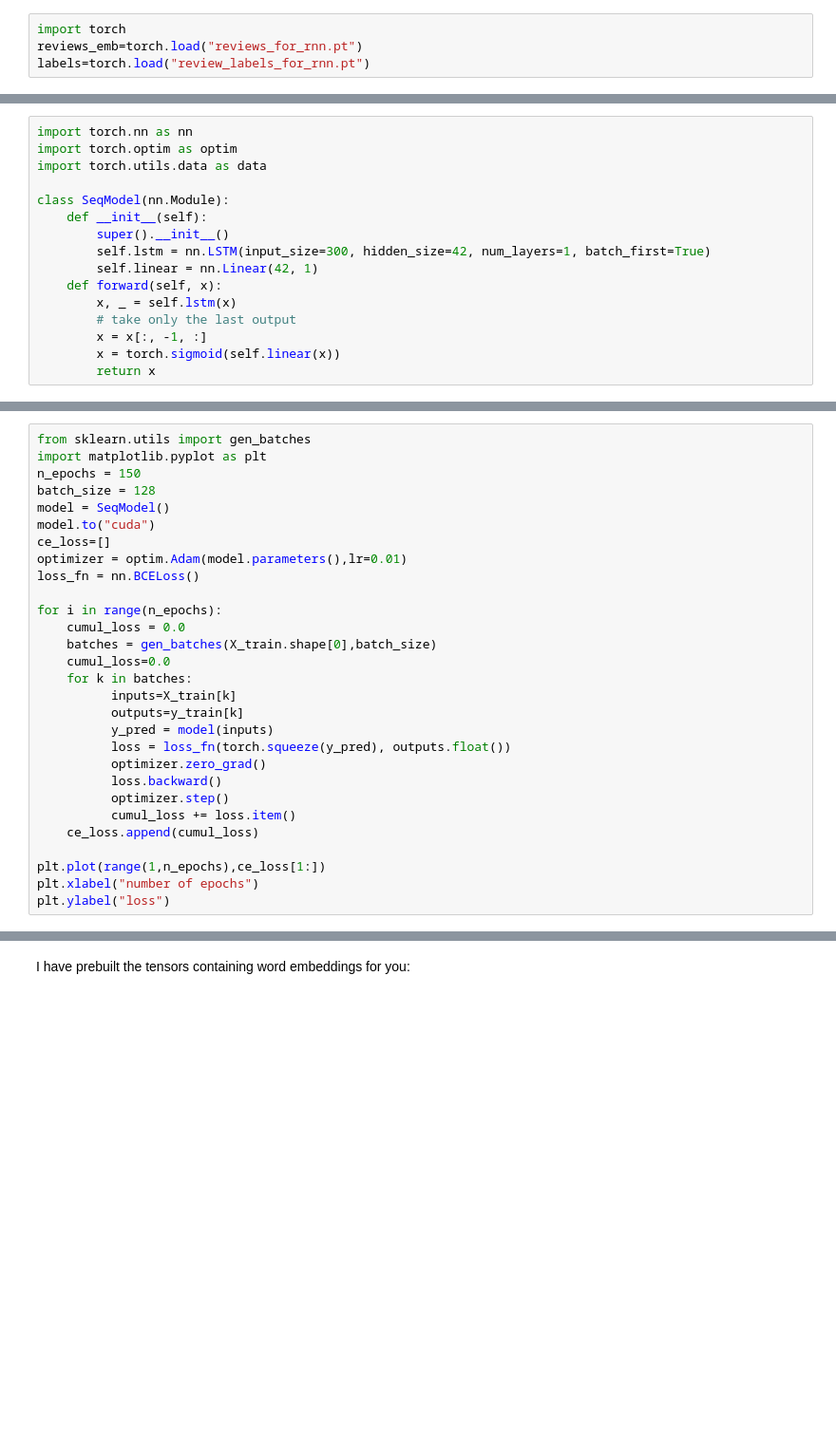
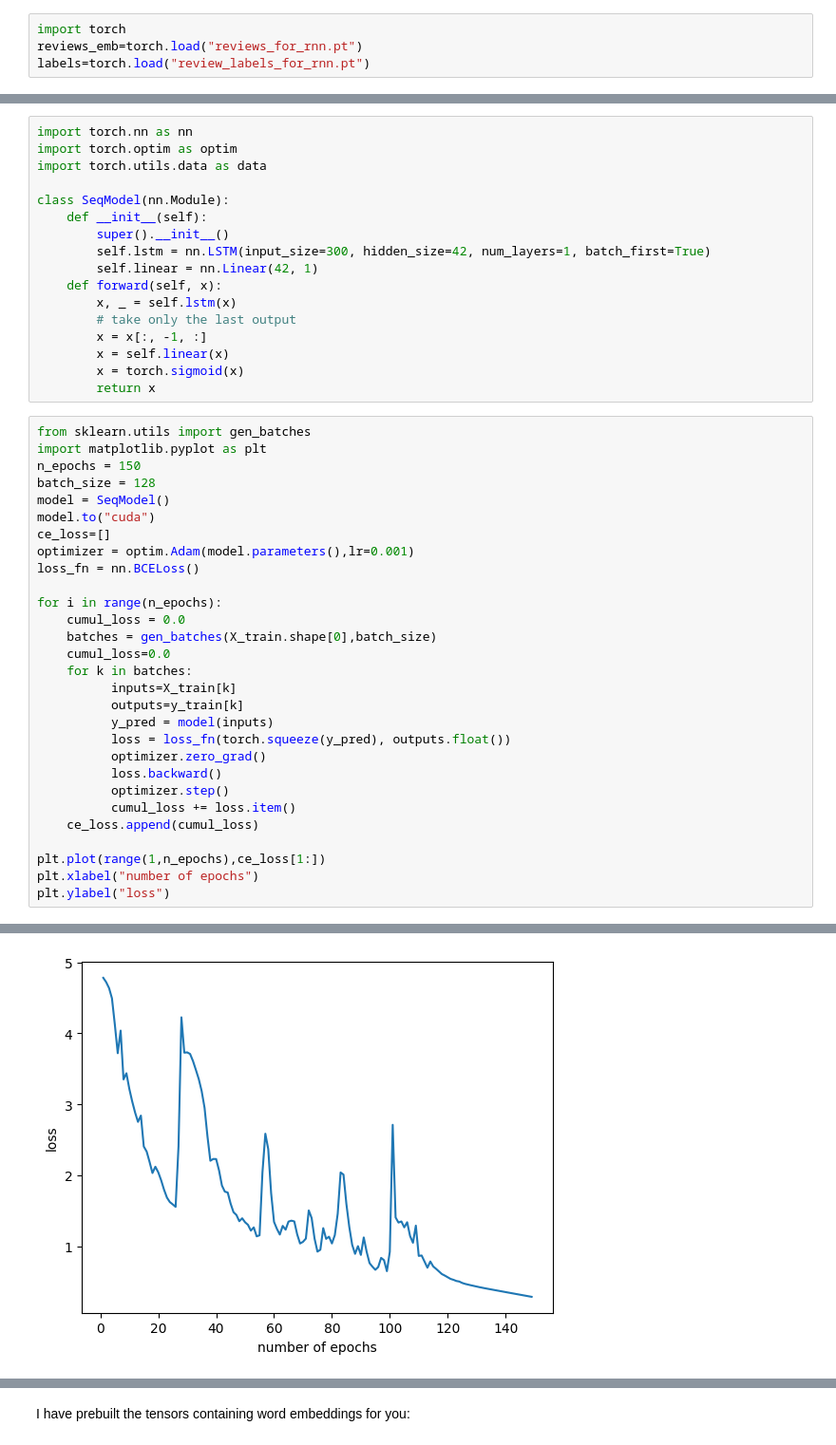
Before and after one commit to cbannard/lela60331_25-26, a Jupyter notebook: LELA60331_Week_12_Seminar.ipynb, the cells around one changed output, grey strips where cells are left out. Shown at 95% size. Saved outputs shown, nothing was run; the diff lists cells and outputs as text; blank space fills up the shorter version.

```diff
--- a/LELA60331_Week_12_Seminar.ipynb
+++ b/LELA60331_Week_12_Seminar.ipynb
@@ -193,16 +422,0 @@ AssertionError: Torch not compiled with CUDA enabled
-# %%
-import torch.nn as nn
-import torch.optim as optim
-import torch.utils.data as data
-
-class SeqModel(nn.Module):
-    def __init__(self):
-        super().__init__()
-        self.lstm = nn.LSTM(input_size=300, hidden_size=42, num_layers=1, batch_first=True)
-        self.linear = nn.Linear(42, 1)
-    def forward(self, x):
-        x, _ = self.lstm(x)
-        # take only the last output
-        x = x[:, -1, :]
-        x = torch.sigmoid(self.linear(x))
-        return x
@@ -209,3 +440,20 @@ class SeqModel(nn.Module):
+# %%
+import torch.nn as nn
+import torch.optim as optim
+import torch.utils.data as data
+
+class SeqModel(nn.Module):
+    def __init__(self):
+        super().__init__()
+        self.lstm = nn.LSTM(input_size=300, hidden_size=42, num_layers=1, batch_first=True)
+        self.linear = nn.Linear(42, 1)
+    def forward(self, x):
+        x, _ = self.lstm(x)
+        # take only the last output
+        x = x[:, -1, :]
+        x = self.linear(x)
+        x = torch.sigmoid(x)
+        return x
 # %%
 from sklearn.utils import gen_batches
 import matplotlib.pyplot as plt
@@ -214,7 +462,7 @@ batch_size = 128
 model = SeqModel()
 model.to("cuda")
 ce_loss=[]
-optimizer = optim.Adam(model.parameters(),lr=0.01)
+optimizer = optim.Adam(model.parameters(),lr=0.001)
 loss_fn = nn.BCELoss()
 
 for i in range(n_epochs):
@@ -235,3 +483,4 @@ for i in range(n_epochs):
 plt.plot(range(1,n_epochs),ce_loss[1:])
 plt.xlabel("number of epochs")
 plt.ylabel("loss")
+# %% [output]
@@ -237,0 +488 @@ plt.ylabel("loss")
+[figure, added]
```
Also changed, not shown: parts of 41 cells of this notebook.
